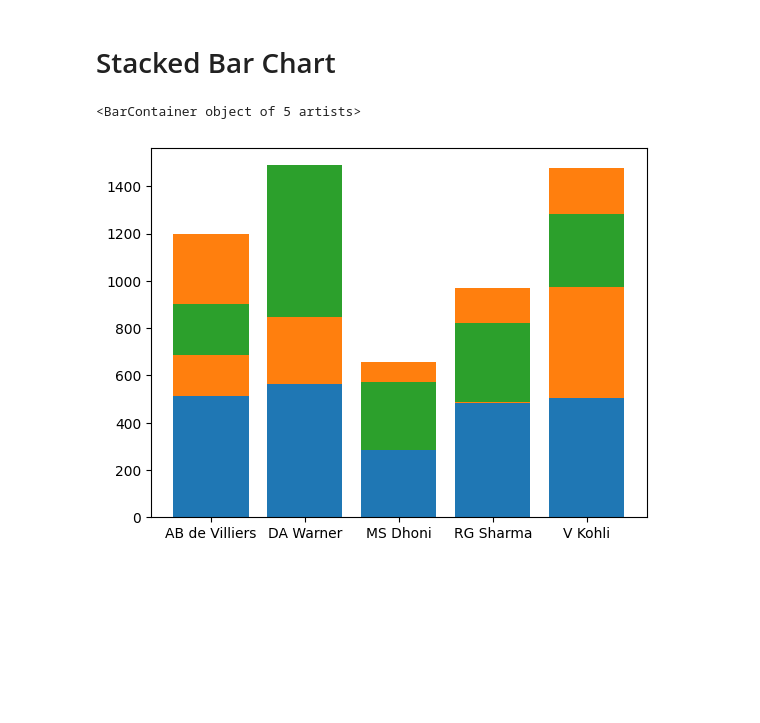
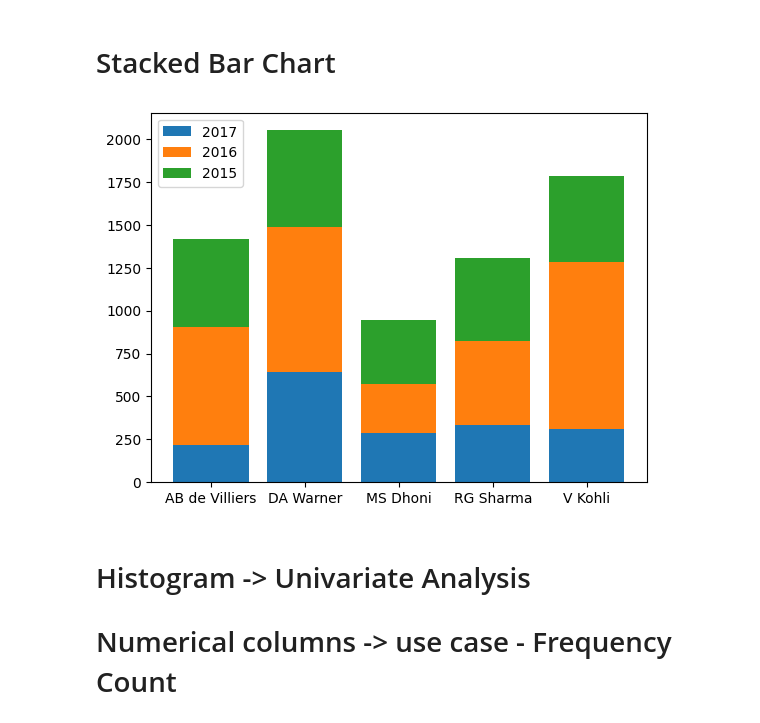
Before and after one commit to abhishekmorya1/DataScience, a Jupyter notebook: Matplotlib/Matplotlib.ipynb, the cells around one changed output. Saved outputs shown, nothing was run; the diff lists cells and outputs as text; code cells hidden in the pictures; blank space fills up the shorter version.

```diff
--- a/Matplotlib/Matplotlib.ipynb
+++ b/Matplotlib/Matplotlib.ipynb
@@ -591,35 +591,40 @@ plt.xticks(rotation='vertical')
 # Important:
 # Stacked bar charts are useful when you want to show both individual contributions and their overall total.
 # %%
-plt.bar(batsmen["batsman"], batsmen["2015"])
-plt.bar(batsmen["batsman"], batsmen["2016"], bottom=batsmen['2015'])
-plt.bar(batsmen["batsman"], batsmen["2017"],bottom=batsmen['2016
+plt.bar(batsmen["batsman"], batsmen["2017"], label = "2017")
+plt.bar(batsmen["batsman"], batsmen["2016"], bottom=batsmen['2017'], label = "2016")
+plt.bar(batsmen["batsman"], batsmen["2015"],bottom=batsmen['2016'] + batsmen["2017"], label = "2015")
 
-
+plt.legend()
+plt.show()
 
     # Stacked Bar Chart Using bottom
+
 
 # What:
 # The bottom parameter is used to place one bar on top of another and create a stacked bar chart.
 
 # Why:
 # It allows multiple datasets to be displayed as different sections of the same bar.
 
 # How:
 # The first bar is plotted normally. The next bar uses bottom to specify where it should start.
 
 # bottom=batsmen['2015']:
 # The 2016 values start from the top of the 2015 bars.
 
 # Important:
 # For proper stacking, the bottom of each new layer should be the cumulative total of all previous layers.
 
 # In the given code:
 # 2015 → First layer
 # 2016 → Starts from 2015
 # 2017 → Should start from 2015 + 2016, not only 2016
 
 # So, bottom=batsmen['2016'] for 2017 will place 2017 from the top of 2016 values, rather than from the cumulative top of 2015 + 2016.
 # %% [output]
-<BarContainer object of 5 artists>
-[figure, old version]
+[figure, new version]
+# %% [markdown]
+# Histogram -> Univariate Analysis
+
+# Numerical columns -> use case - Frequency Count
```
Also changed, not shown: parts of 13 cells of this notebook, 8 other files.
